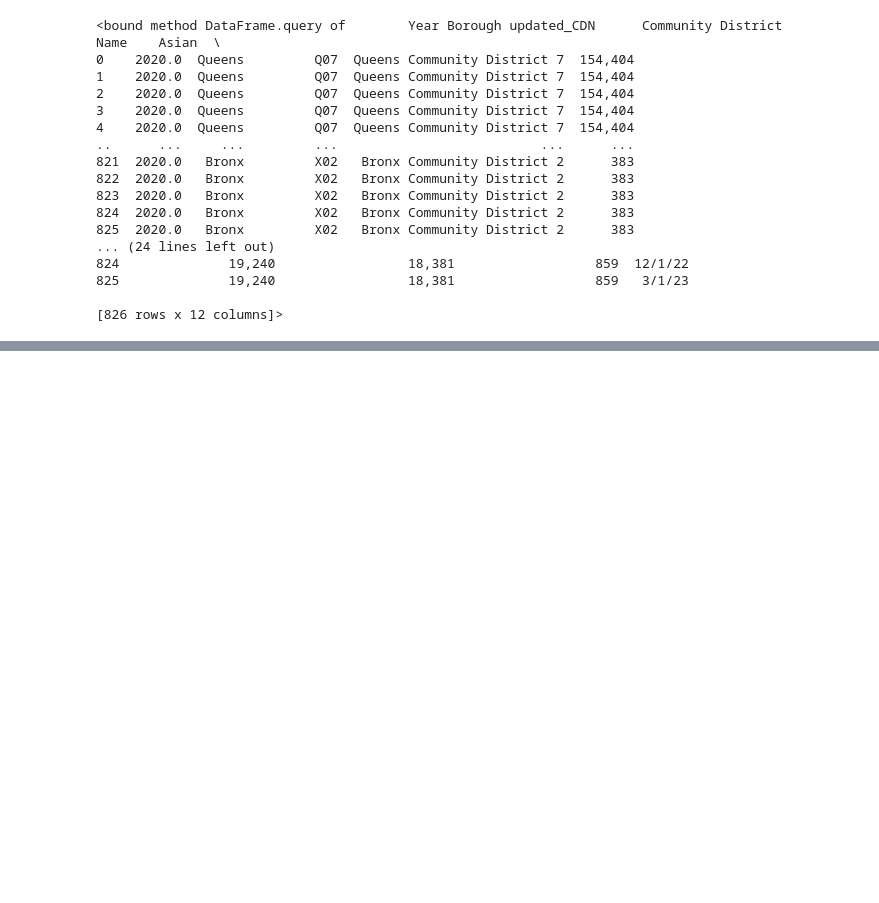
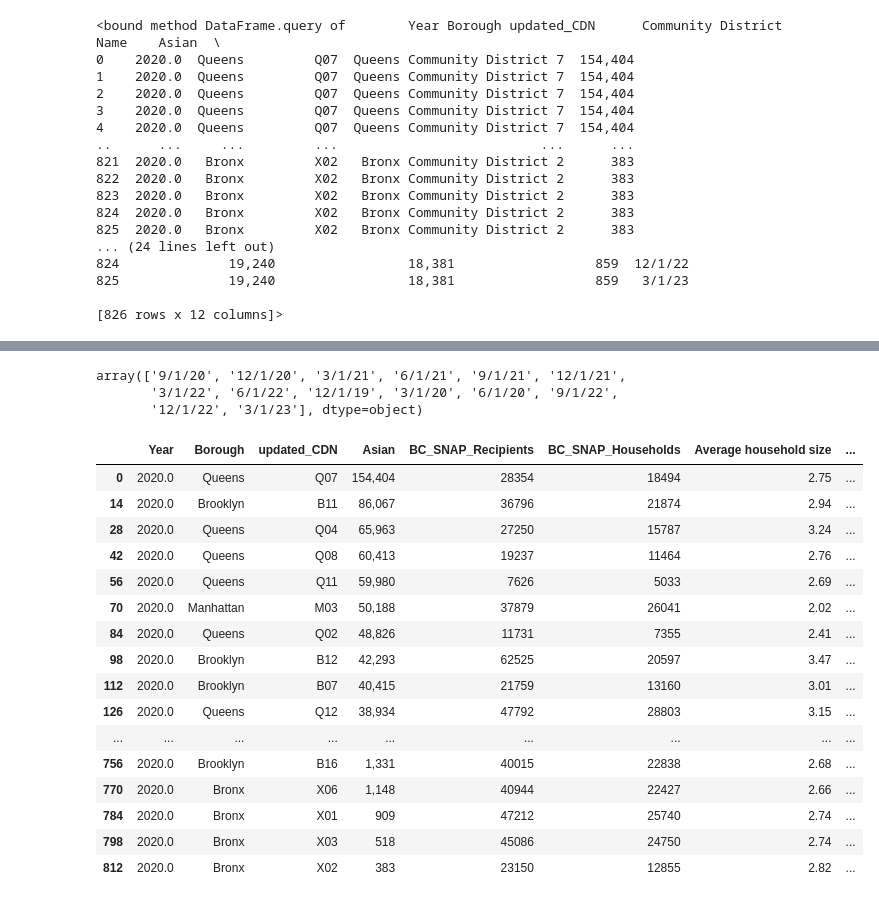
Before and after one commit to arubybonilla/2023-asam-benefits, a Jupyter notebook: 2023-asam-benefits-analysis-smail-bonilla.ipynb, the cells around one changed output, grey strips where cells are left out. Cells and saved outputs as stored; diff of their text form; code cells hidden in the pictures; blank space fills up the shorter version.

```diff
--- a/2023-asam-benefits-analysis-smail-bonilla.ipynb
+++ b/2023-asam-benefits-analysis-smail-bonilla.ipynb
@@ -218,0 +285,26 @@ df.sample(20)
+# %%
+df["Month"].unique()
+# %% [output]
+array(['9/1/20', '12/1/20', '3/1/21', '6/1/21', '9/1/21', '12/1/21',
+       '3/1/22', '6/1/22', '12/1/19', '3/1/20', '6/1/20', '9/1/22',
+       '12/1/22', '3/1/23'], dtype=object)
+# %%
+df.query("Month == '9/1/20'")
+# %% [output]
+|  | Year | Borough | updated_CDN | Asian | BC_SNAP_Recipients | BC_SNAP_Households | Average household size | ... |
+| 0 | 2020.0 | Queens | Q07 | 154,404 | 28354 | 18494 | 2.75 | ... |
+| 14 | 2020.0 | Brooklyn | B11 | 86,067 | 36796 | 21874 | 2.94 | ... |
+| 28 | 2020.0 | Queens | Q04 | 65,963 | 27250 | 15787 | 3.24 | ... |
+| 42 | 2020.0 | Queens | Q08 | 60,413 | 19237 | 11464 | 2.76 | ... |
+| 56 | 2020.0 | Queens | Q11 | 59,980 | 7626 | 5033 | 2.69 | ... |
+| 70 | 2020.0 | Manhattan | M03 | 50,188 | 37879 | 26041 | 2.02 | ... |
+| 84 | 2020.0 | Queens | Q02 | 48,826 | 11731 | 7355 | 2.41 | ... |
+| 98 | 2020.0 | Brooklyn | B12 | 42,293 | 62525 | 20597 | 3.47 | ... |
+| 112 | 2020.0 | Brooklyn | B07 | 40,415 | 21759 | 13160 | 3.01 | ... |
+| 126 | 2020.0 | Queens | Q12 | 38,934 | 47792 | 28803 | 3.15 | ... |
+| ... | ... | ... | ... | ... | ... | ... | ... | ... |
+| 756 | 2020.0 | Brooklyn | B16 | 1,331 | 40015 | 22838 | 2.68 | ... |
+| 770 | 2020.0 | Bronx | X06 | 1,148 | 40944 | 22427 | 2.66 | ... |
+| 784 | 2020.0 | Bronx | X01 | 909 | 47212 | 25740 | 2.74 | ... |
+| 798 | 2020.0 | Bronx | X03 | 518 | 45086 | 24750 | 2.74 | ... |
+| 812 | 2020.0 | Bronx | X02 | 383 | 23150 | 12855 | 2.82 | ... |
```
Also changed, not shown: parts of 7 cells of this notebook.
